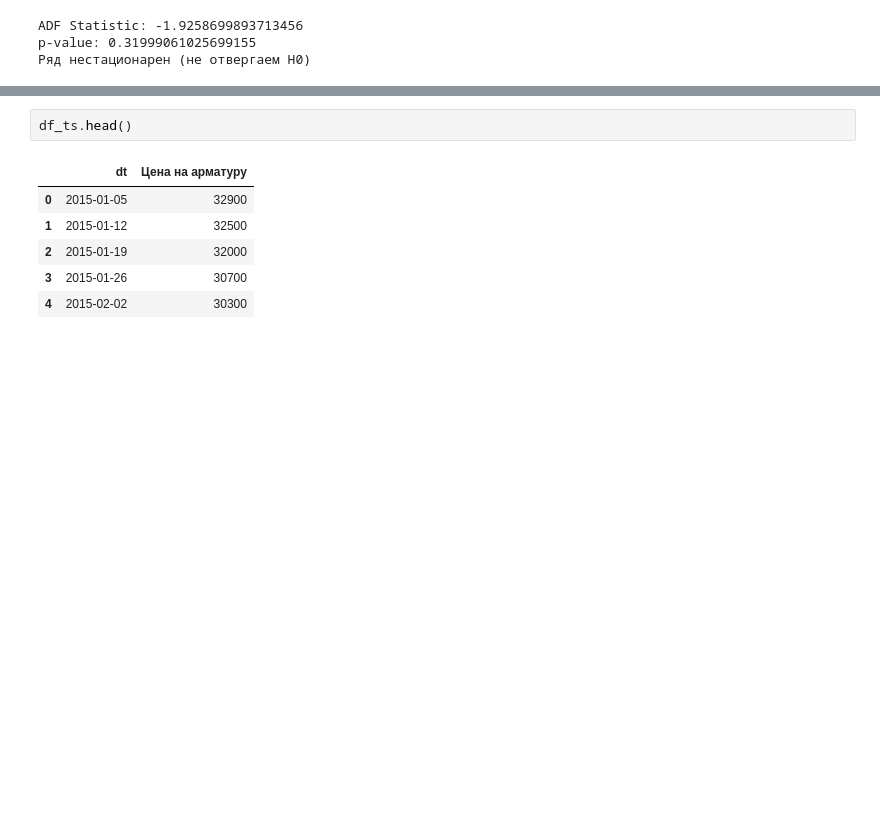
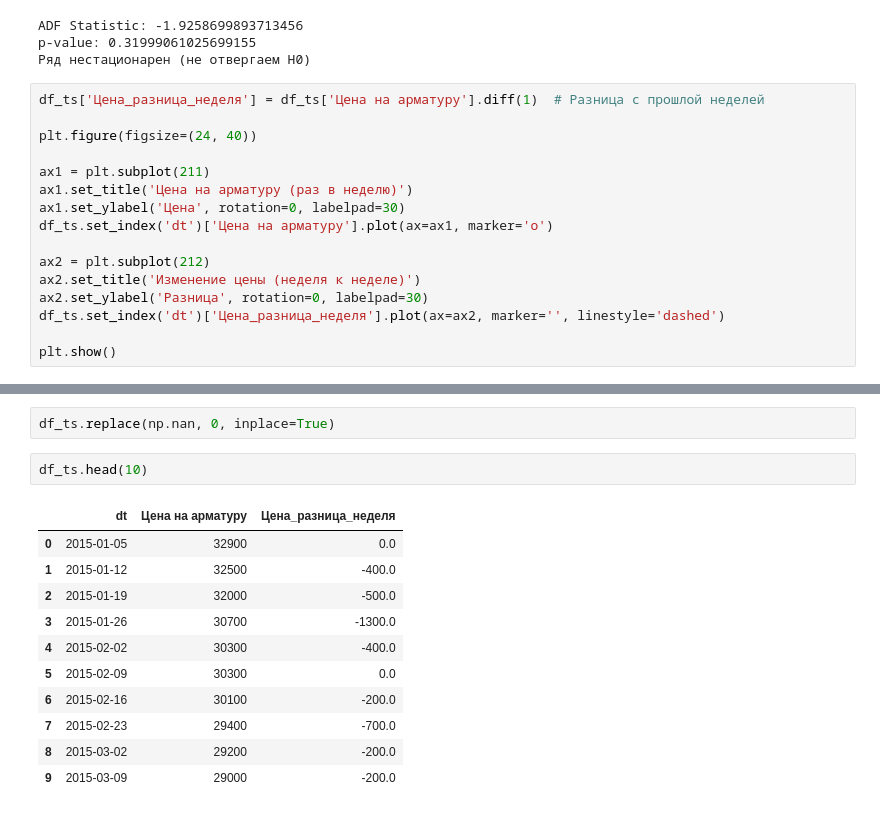
Before and after one commit to Klop4ikk/3int, a Jupyter notebook: Интенсив3_Флейшгауэр.ipynb, the cells around one changed output, grey strips where cells are left out. Cells and saved outputs as stored; diff of their text form; blank space fills up the shorter version.

```diff
--- a/Интенсив3_Флейшгауэр.ipynb
+++ b/Интенсив3_Флейшгауэр.ipynb
@@ -160,3 +166,19 @@ else:
 ADF Statistic: -1.9258699893713456
 p-value: 0.31999061025699155
 Ряд нестационарен (не отвергаем H0)
+# %%
+df_ts['Цена_разница_неделя'] = df_ts['Цена на арматуру'].diff(1)  # Разница с прошлой неделей
+
+plt.figure(figsize=(24, 40))
+
+ax1 = plt.subplot(211)
+ax1.set_title('Цена на арматуру (раз в неделю)')
+ax1.set_ylabel('Цена', rotation=0, labelpad=30)
+df_ts.set_index('dt')['Цена на арматуру'].plot(ax=ax1, marker='o')
+
+ax2 = plt.subplot(212)
+ax2.set_title('Изменение цены (неделя к неделе)')
+ax2.set_ylabel('Разница', rotation=0, labelpad=30)
+df_ts.set_index('dt')['Цена_разница_неделя'].plot(ax=ax2, marker='', linestyle='dashed')
+
+plt.show()
@@ -163,9 +187,16 @@ p-value: 0.31999061025699155
+# %%
+df_ts.replace(np.nan, 0, inplace=True)
 # %%
-df_ts.head()
+df_ts.head(10)
 # %% [output]
-|  | dt | Цена на арматуру |
-| 0 | 2015-01-05 | 32900 |
-| 1 | 2015-01-12 | 32500 |
-| 2 | 2015-01-19 | 32000 |
-| 3 | 2015-01-26 | 30700 |
-| 4 | 2015-02-02 | 30300 |
+|  | dt | Цена на арматуру | Цена_разница_неделя |
+| 0 | 2015-01-05 | 32900 | 0.0 |
+| 1 | 2015-01-12 | 32500 | -400.0 |
+| 2 | 2015-01-19 | 32000 | -500.0 |
+| 3 | 2015-01-26 | 30700 | -1300.0 |
+| 4 | 2015-02-02 | 30300 | -400.0 |
+| 5 | 2015-02-09 | 30300 | 0.0 |
+| 6 | 2015-02-16 | 30100 | -200.0 |
+| 7 | 2015-02-23 | 29400 | -700.0 |
+| 8 | 2015-03-02 | 29200 | -200.0 |
+| 9 | 2015-03-09 | 29000 | -200.0 |
```
Also changed, not shown: parts of 14 cells of this notebook.
